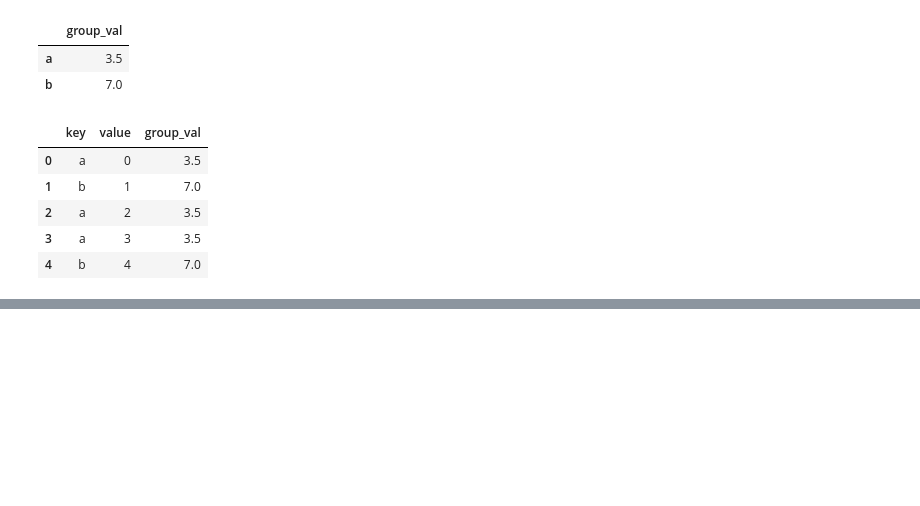
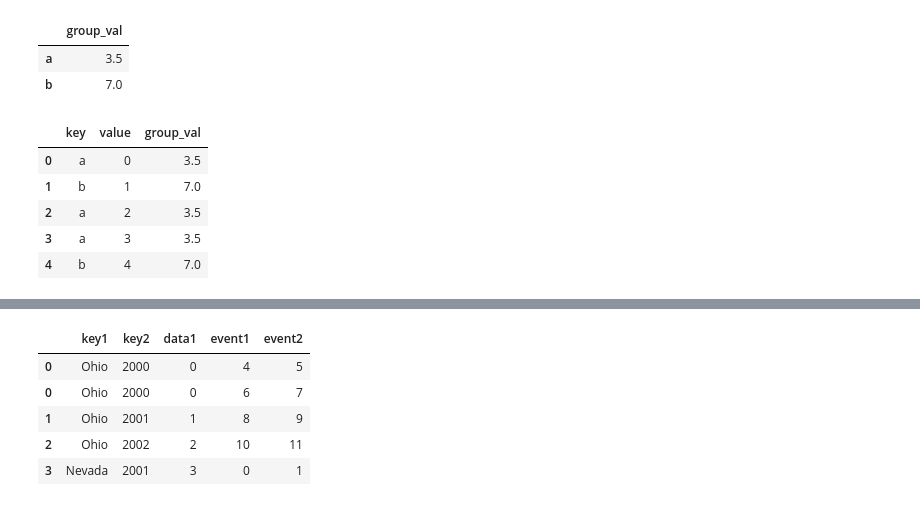
Before and after one commit to x-neon-nexus-o/Data_Science_MasterClass, a Jupyter notebook: Numpy and Pandas and Data Visualization with Analysis/Data Wrangling Join Combine, and Reshape.ipynb, the cells around one changed output, grey strips where cells are left out. Saved outputs shown, nothing was run; the diff lists cells and outputs as text; code cells hidden in the pictures; blank space fills up the shorter version.

```diff
--- a/Numpy and Pandas and Data Visualization with Analysis/Data Wrangling Join Combine, and Reshape.ipynb
+++ b/Numpy and Pandas and Data Visualization with Analysis/Data Wrangling Join Combine, and Reshape.ipynb
@@ -609,0 +664,9 @@ pd.merge(left1,right1,left_on="key",right_index=True)
+# %%
+pd.merge(lefth,righth,left_on=["key1","key2"],right_index=True)
+# %% [output]
+|  | key1 | key2 | data1 | event1 | event2 |
+| 0 | Ohio | 2000 | 0 | 4 | 5 |
+| 0 | Ohio | 2000 | 0 | 6 | 7 |
+| 1 | Ohio | 2001 | 1 | 8 | 9 |
+| 2 | Ohio | 2002 | 2 | 10 | 11 |
+| 3 | Nevada | 2001 | 3 | 0 | 1 |
```
Also changed, not shown: parts of 76 cells of this notebook.
